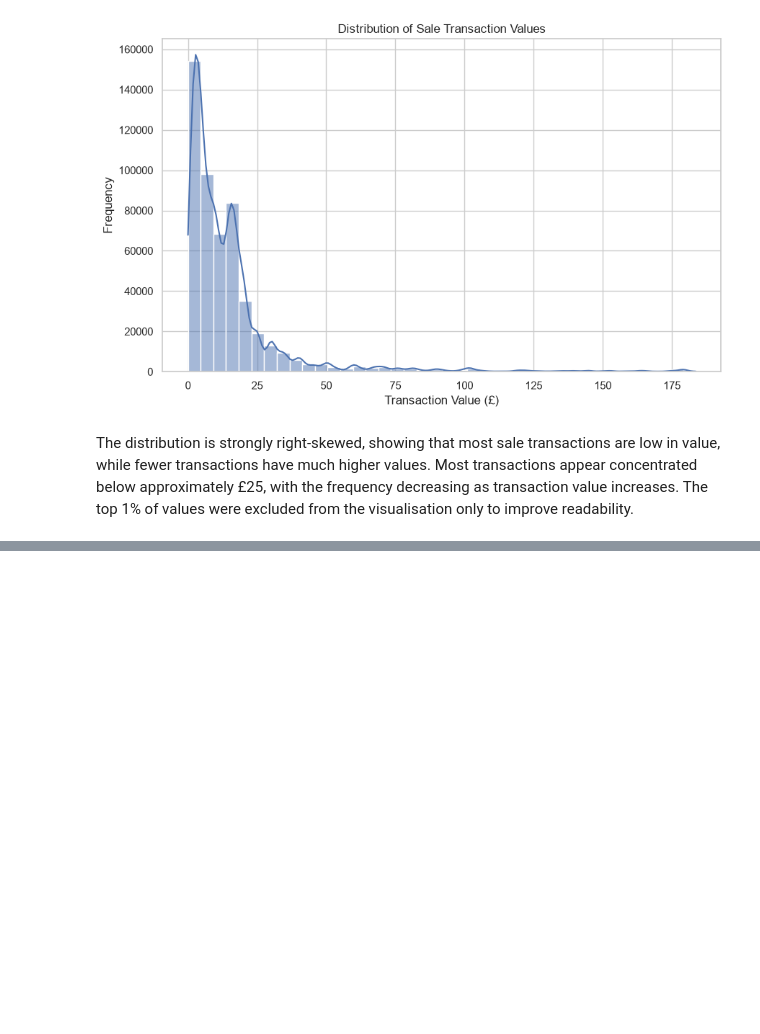
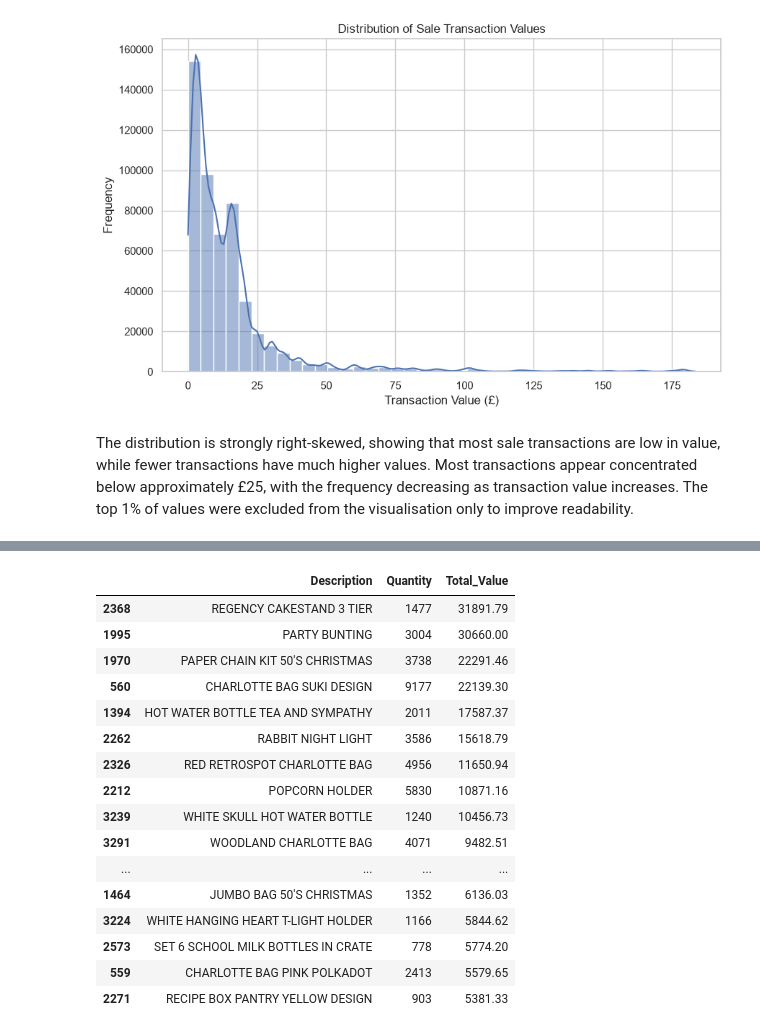
Before and after one commit to UmarHData/Online-Retail-Transaction-Analysis, a Jupyter notebook: jupyter_notebooks/EDA.ipynb, the cells around one changed output, grey strips where cells are left out. Cells and saved outputs as stored; diff of their text form; code cells hidden in the pictures; blank space fills up the shorter version.

```diff
--- a/jupyter_notebooks/EDA.ipynb
+++ b/jupyter_notebooks/EDA.ipynb
@@ -155,0 +299,13 @@ The distribution is strongly right-skewed, showing that most sale transactions a
+# %%
+# Select all completed sale transactions
+sales_df = df[
+    df['TransactionType'] == 'Sale'
+].copy()
+
+# Select completed product purchases for customer analysis
+customer_sales_df = sales_df[
+    sales_df['TransactionCategory'] == 'Product'
+].copy()
+
+# Compare customers with the highest number of transaction rows
+customer_sales_df['CustomerID'].value_counts().head(10)
@@ -155,0 +325,13 @@ The distribution is strongly right-skewed, showing that most sale transactions a
+# %%
+# Investigate Customer 15287 because of unusually high transaction activity
+customer_15287 = customer_sales_df[
+    customer_sales_df['CustomerID'].astype(str) == '15287'
+].copy()
+
+# Display key information about the customer activity
+print(f"Transaction rows: {len(customer_15287):,}")
+print(f"Unique invoices: {customer_15287['InvoiceNo'].nunique():,}")
+print(f"Unique countries: {customer_15287['Country'].nunique()}")
+
+# Display the countries associated with Customer 15287
+customer_15287['Country'].value_counts()
@@ -155,0 +353,34 @@ The distribution is strongly right-skewed, showing that most sale transactions a
+# %%
+# Calculate total transaction value by product description
+customer_15287_products = (
+    customer_15287[
+        customer_15287['TransactionCategory'] == 'Product'
+    ]
+    .groupby('Description', as_index=False)
+    .agg(
+        Quantity=('Quantity', 'sum'),
+        Total_Value=('TotalTransactionValue', 'sum')
+    )
+    .round(2)
+    .sort_values('Total_Value', ascending=False)
+)
+
+customer_15287_products.head(30)
+# %% [output]
+|  | Description | Quantity | Total_Value |
+| 2368 | REGENCY CAKESTAND 3 TIER | 1477 | 31891.79 |
+| 1995 | PARTY BUNTING | 3004 | 30660.00 |
+| 1970 | PAPER CHAIN KIT 50'S CHRISTMAS | 3738 | 22291.46 |
+| 560 | CHARLOTTE BAG SUKI DESIGN | 9177 | 22139.30 |
+| 1394 | HOT WATER BOTTLE TEA AND SYMPATHY | 2011 | 17587.37 |
+| 2262 | RABBIT NIGHT LIGHT | 3586 | 15618.79 |
+| 2326 | RED RETROSPOT CHARLOTTE BAG | 4956 | 11650.94 |
+| 2212 | POPCORN HOLDER | 5830 | 10871.16 |
+| 3239 | WHITE SKULL HOT WATER BOTTLE | 1240 | 10456.73 |
+| 3291 | WOODLAND CHARLOTTE BAG | 4071 | 9482.51 |
+| ... | ... | ... | ... |
+| 1464 | JUMBO BAG 50'S CHRISTMAS | 1352 | 6136.03 |
+| 3224 | WHITE HANGING HEART T-LIGHT HOLDER | 1166 | 5844.62 |
+| 2573 | SET 6 SCHOOL MILK BOTTLES IN CRATE | 778 | 5774.20 |
+| 559 | CHARLOTTE BAG PINK POLKADOT | 2413 | 5579.65 |
+| 2271 | RECIPE BOX PANTRY YELLOW DESIGN | 903 | 5381.33 |
```
Also changed, not shown: parts of 38 cells of this notebook, 2 other files.
